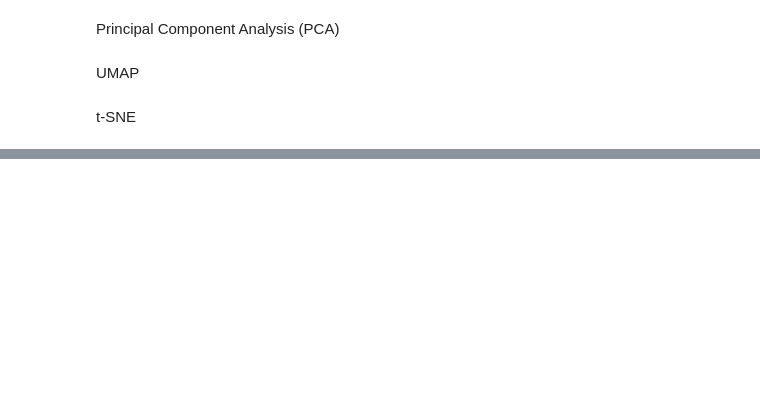
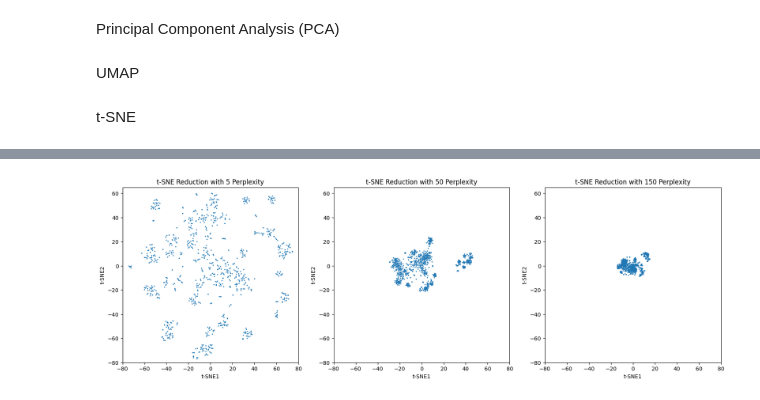
Before and after one commit to faverogian/ECSE556, a Jupyter notebook: Assignment 1/DimReduction.ipynb, the cells around one changed output, grey strips where cells are left out. Cells and saved outputs as stored; diff of their text form; code cells hidden in the pictures; blank space fills up the shorter version.

```diff
--- a/Assignment 1/DimReduction.ipynb
+++ b/Assignment 1/DimReduction.ipynb
@@ -95,0 +147,21 @@ print(t)
+# %%
+# Changing perplexity
+perplexities = [5, 50, 150]
+tsnes = []
+for p in perplexities:
+    tsne = TSNE(n_components=2, perplexity=p)
+    tsnes.append(tsne.fit_transform(data))
+# %%
+# Plotting TSNEs
+plt.figure(figsize=(20,20))
+for i in range(3):
+    plt.subplot(331+i)
+    plt.xlim(-80, 80)
+    plt.ylim(-80, 65)
+    plt.scatter(tsnes[i][:,0], tsnes[i][:,1], s=1)
+    plt.xlabel('t-SNE1')
+    plt.ylabel('t-SNE2')
+    plt.title('t-SNE Reduction with {} Perplexity'.format(perplexities[i]))
+plt.show()
+# %% [output]
+[figure, added]
```
Also changed, not shown: parts of 6 cells of this notebook, 3 other files.
